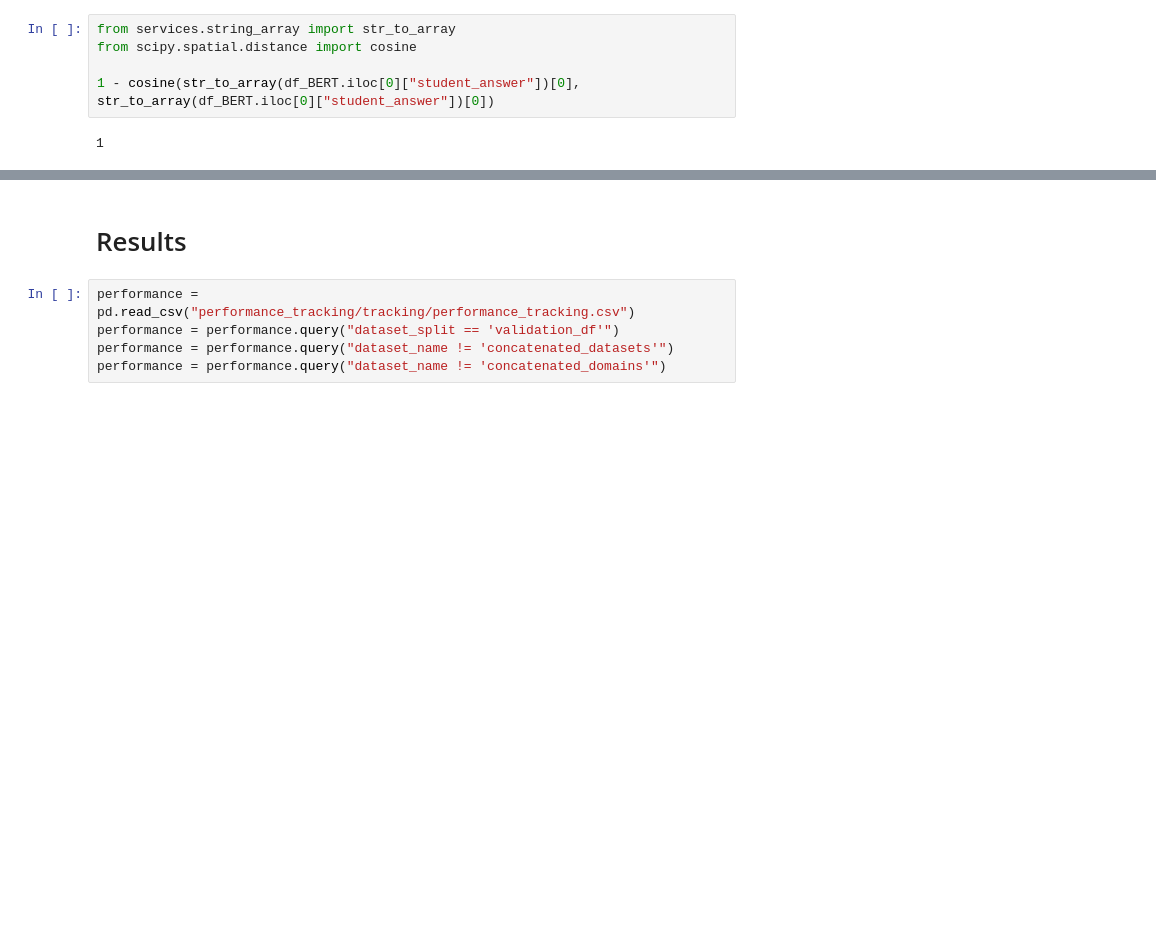
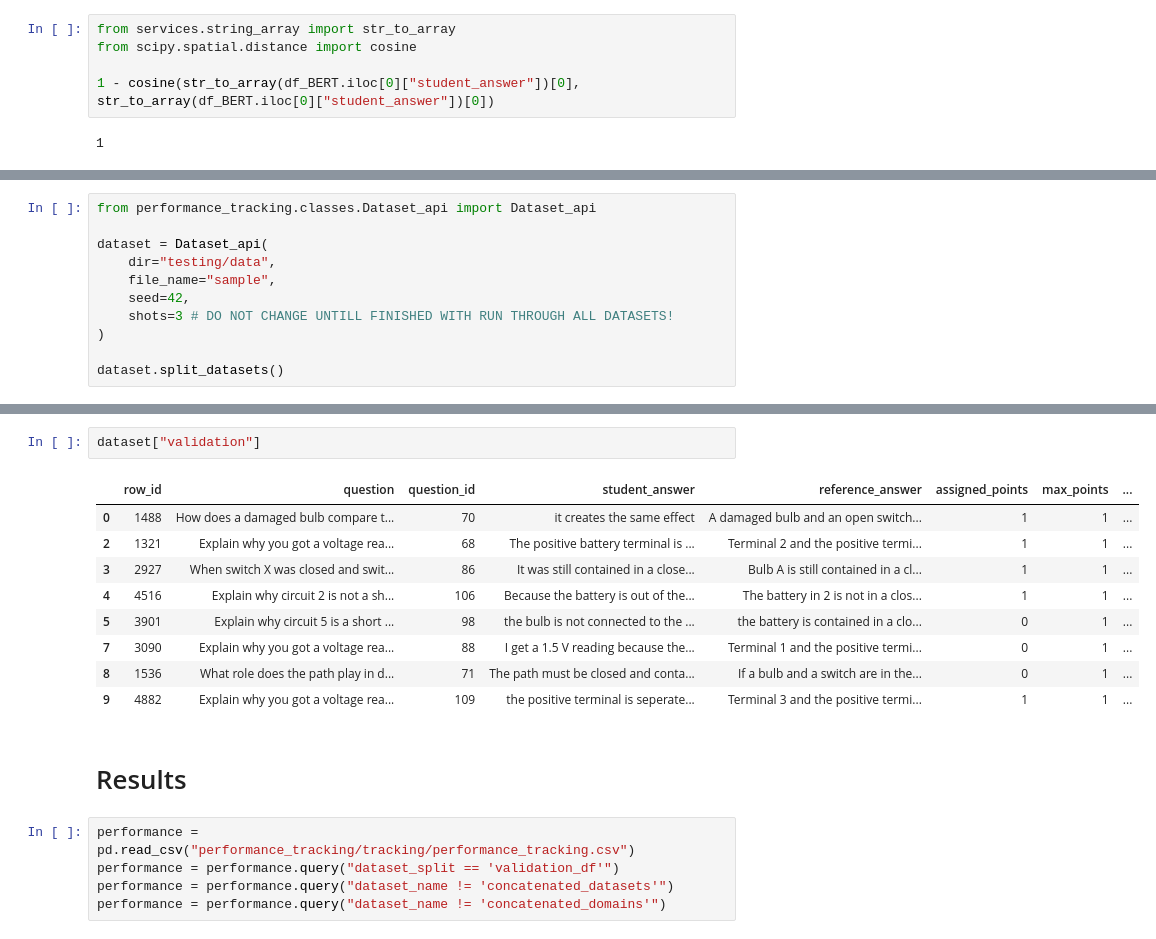
Before and after one commit to OlafVrijmoet/Thesis, a Jupyter notebook: for_testing.ipynb, the cells around one changed output, grey strips where cells are left out. Saved outputs shown, nothing was run; the diff lists cells and outputs as text; blank space fills up the shorter version.

```diff
--- a/for_testing.ipynb
+++ b/for_testing.ipynb
@@ -172,0 +203,11 @@ from scipy.spatial.distance import cosine
+# %%
+from performance_tracking.classes.Dataset_api import Dataset_api
+
+dataset = Dataset_api(
+    dir="testing/data",
+    file_name="sample",
+    seed=42,
+    shots=3 # DO NOT CHANGE UNTILL FINISHED WITH RUN THROUGH ALL DATASETS!
+)
+
+dataset.split_datasets()
@@ -173,3 +222,15 @@ from scipy.spatial.distance import cosine
+# %%
+dataset["validation"]
+# %% [output]
+|  | row_id | question | question_id | student_answer | reference_answer | assigned_points | max_points | ... |
+| 0 | 1488 | How does a damaged bulb compare t... | 70 | it creates the same effect | A damaged bulb and an open switch... | 1 | 1 | ... |
+| 2 | 1321 | Explain why you got a voltage rea... | 68 | The positive battery terminal is ... | Terminal 2 and the positive termi... | 1 | 1 | ... |
+| 3 | 2927 | When switch X was closed and swit... | 86 | It was still contained in a close... | Bulb A is still contained in a cl... | 1 | 1 | ... |
+| 4 | 4516 | Explain why circuit 2 is not a sh... | 106 | Because the battery is out of the... | The battery in 2 is not in a clos... | 1 | 1 | ... |
+| 5 | 3901 | Explain why circuit 5 is a short ... | 98 | the bulb is not connected to the ... | the battery is contained in a clo... | 0 | 1 | ... |
+| 7 | 3090 | Explain why you got a voltage rea... | 88 | I get a 1.5 V reading because the... | Terminal 1 and the positive termi... | 0 | 1 | ... |
+| 8 | 1536 | What role does the path play in d... | 71 | The path must be closed and conta... | If a bulb and a switch are in the... | 0 | 1 | ... |
+| 9 | 4882 | Explain why you got a voltage rea... | 109 | the positive terminal is seperate... | Terminal 3 and the positive termi... | 1 | 1 | ... |
 # %% [markdown]
 # Results
 # %%
```
Also changed, not shown: parts of 7 cells of this notebook, 5 other files.
